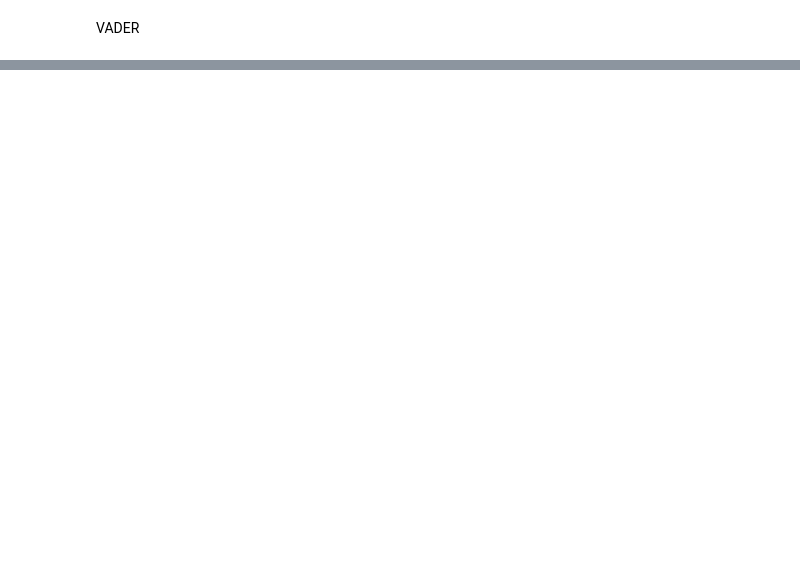
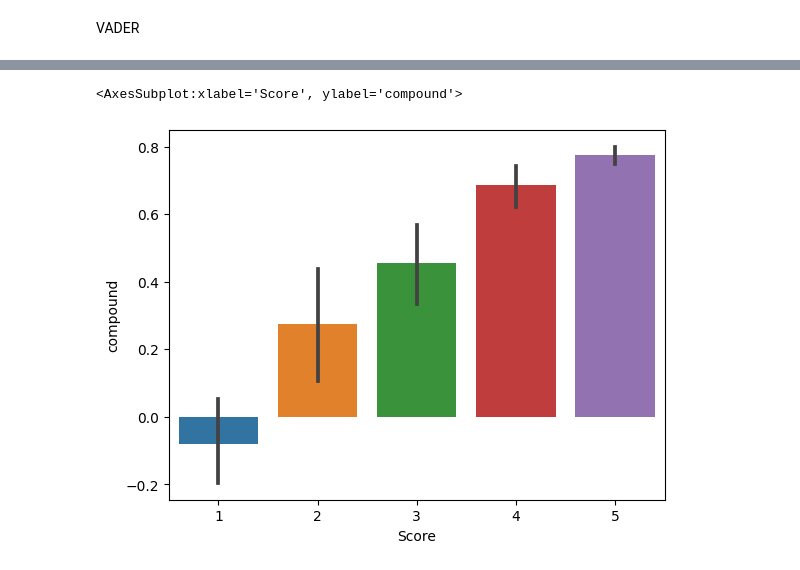
Before and after one commit to Alum-G/sentiment_analysis, a Jupyter notebook: sentiment.ipynb, the cells around one changed output, grey strips where cells are left out. Saved outputs shown, nothing was run; the diff lists cells and outputs as text; code cells hidden in the pictures; blank space fills up the shorter version.

```diff
--- a/sentiment.ipynb
+++ b/sentiment.ipynb
@@ -125,6 +127,6 @@ sia.polarity_scores(one_example)
 # %%
-res = {}
+corpus = {}
 for i, row in tqdm(reviews.iterrows(), total=len(reviews)):
     text = row['Text']
     myid = row['Id']
-    res[myid] = sia.polarity_scores(text)
+    corpus[myid] = sia.polarity_scores(text)
@@ -152,0 +133,7 @@ Requirement already satisfied: six>=1.5 in /Users/nonsoalumona/opt/miniconda3/en
+# %%
+vader_results = pd.DataFrame(corpus).T
+# %%
+vader_results = vader_results.reset_index().rename(columns={'index': 'Id'})
+# %%
+vader_results = vader_results.merge(reviews, how = "right")
+vader_results
@@ -152,0 +154,5 @@ Requirement already satisfied: six>=1.5 in /Users/nonsoalumona/opt/miniconda3/en
+# %%
+sns.barplot(data = vader_results, x = "Score", y = 'compound')
+# %% [output]
+<AxesSubplot:xlabel='Score', ylabel='compound'>
+[figure, added]
```
Also changed, not shown: parts of 27 cells of this notebook, 1 other file.
